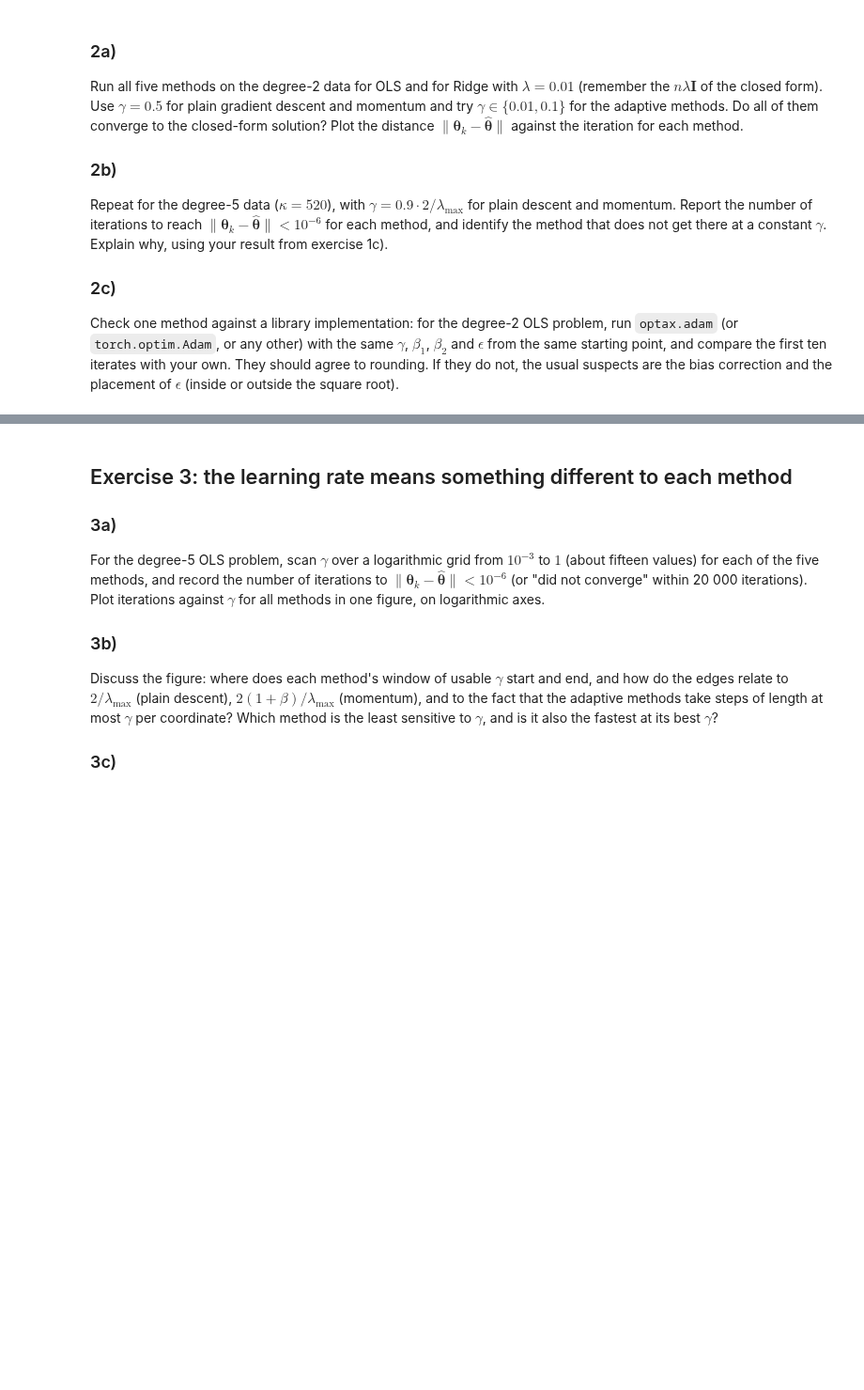
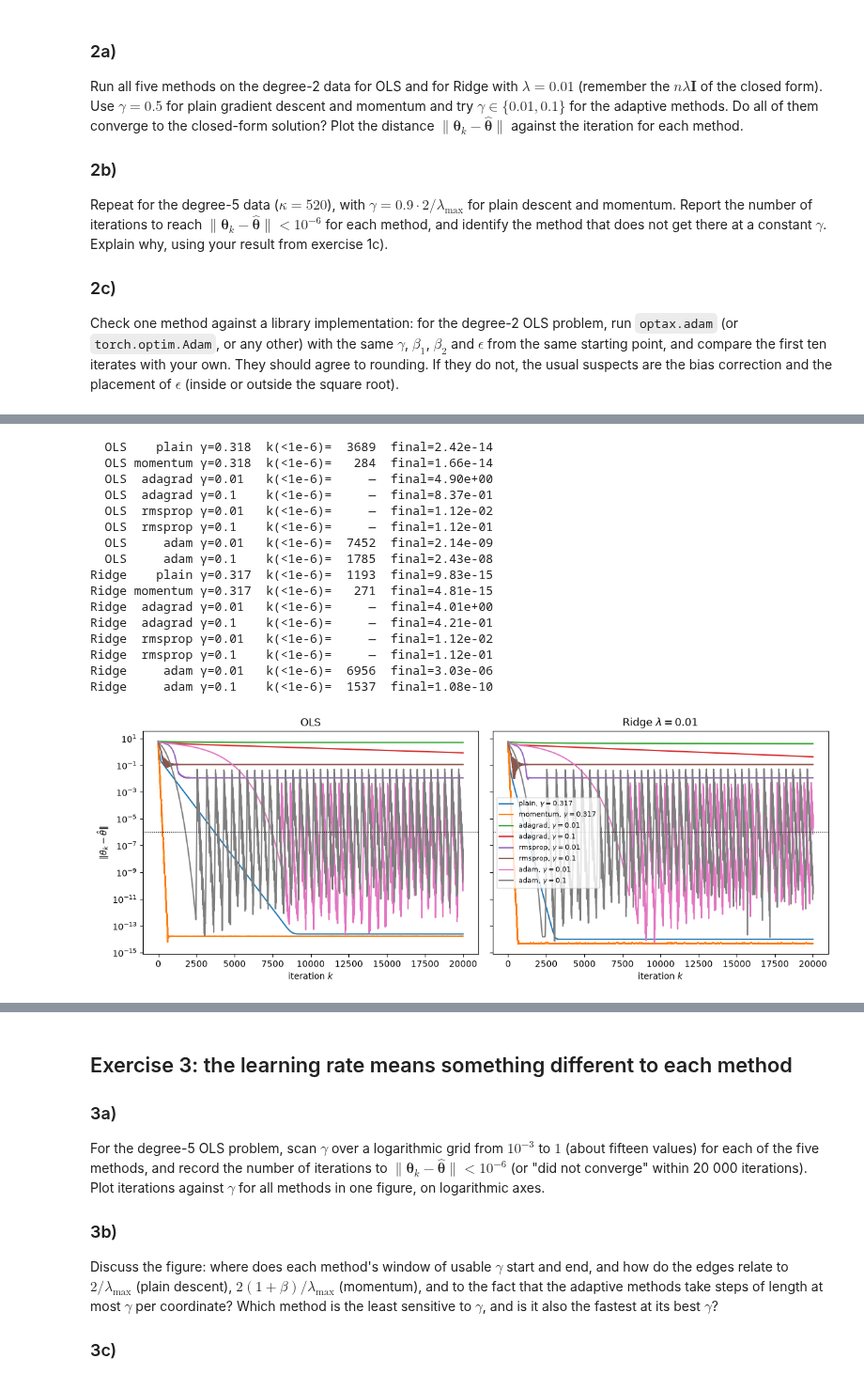
Before and after one commit to SigurdRiseth/FYS-STK4155-exercises, a Jupyter notebook: solutions/week38/exercisesweek38.ipynb, the cells around one changed output, grey strips where cells are left out. Shown at 94% size. Cells and saved outputs as stored; diff of their text form; code cells hidden in the pictures; blank space fills up the shorter version.

```diff
--- a/solutions/week38/exercisesweek38.ipynb
+++ b/solutions/week38/exercisesweek38.ipynb
@@ -201,0 +262,47 @@ of $\epsilon$ (inside or outside the square root).
+# %%
+LAM_RIDGE, TARGET, N_ITERS = 0.01, 1e-6, 20_000
+X, y = X5, y5
+
+def first_hit(dist, target=TARGET):
+    idx = np.flatnonzero(dist < target)
+    return idx[0] if idx.size else None
+
+fig, axes = plt.subplots(1, 2, figsize=(12, 4.5), sharey=True)
+for ax, (label, lam) in zip(axes, [("OLS", 0.0), (rf"Ridge $\lambda={LAM_RIDGE}$", LAM_RIDGE)]):
+    theta_hat = closed_form(X, y, lam=lam)
+    grad = lambda th, lam=lam: gradient(th, X, y, lam)
+    gamma_gd = 0.9 * 2 / hessian_eigs(X, lam).max()
+    runs = [("plain", [gamma_gd]), ("momentum", [gamma_gd]),
+            ("adagrad", [0.01, 0.1]), ("rmsprop", [0.01, 0.1]), ("adam", [0.01, 0.1])]
+    for method, gammas in runs:
+        for gamma in gammas:
+            hist, _ = optimise(grad, np.zeros(X.shape[1]), method, gamma,
+                               num_iters=N_ITERS, tol=0.0)
+            dist = np.linalg.norm(hist - theta_hat, axis=1)
+            k = first_hit(dist)
+            ax.semilogy(dist, label=rf"{method}, $\gamma={gamma:.3g}$")
+            print(f"{'OLS' if lam == 0 else 'Ridge':>5} {method:>8} γ={gamma:<6.3g} "
+                  f"k(<1e-6)={k if k is not None else '—':>6}  final={dist[-1]:.2e}")
+    ax.axhline(TARGET, color="k", ls=":", lw=0.8)
+    ax.set(title=label, xlabel="iteration $k$")
+axes[0].set_ylabel(r"$\|\theta_k - \hat\theta\|$")
+axes[1].legend(fontsize=8)
+plt.tight_layout(); plt.show()
+# %% [output]
+  OLS    plain γ=0.318  k(<1e-6)=  3689  final=2.42e-14
+  OLS momentum γ=0.318  k(<1e-6)=   284  final=1.66e-14
+  OLS  adagrad γ=0.01   k(<1e-6)=     —  final=4.90e+00
+  OLS  adagrad γ=0.1    k(<1e-6)=     —  final=8.37e-01
+  OLS  rmsprop γ=0.01   k(<1e-6)=     —  final=1.12e-02
+  OLS  rmsprop γ=0.1    k(<1e-6)=     —  final=1.12e-01
+  OLS     adam γ=0.01   k(<1e-6)=  7452  final=2.14e-09
+  OLS     adam γ=0.1    k(<1e-6)=  1785  final=2.43e-08
+Ridge    plain γ=0.317  k(<1e-6)=  1193  final=9.83e-15
+Ridge momentum γ=0.317  k(<1e-6)=   271  final=4.81e-15
+Ridge  adagrad γ=0.01   k(<1e-6)=     —  final=4.01e+00
+Ridge  adagrad γ=0.1    k(<1e-6)=     —  final=4.21e-01
+Ridge  rmsprop γ=0.01   k(<1e-6)=     —  final=1.12e-02
+Ridge  rmsprop γ=0.1    k(<1e-6)=     —  final=1.12e-01
+Ridge     adam γ=0.01   k(<1e-6)=  6956  final=3.03e-06
+Ridge     adam γ=0.1    k(<1e-6)=  1537  final=1.08e-10
+[figure, added]
```
Also changed, not shown: parts of 7 cells of this notebook, 2 other files.
